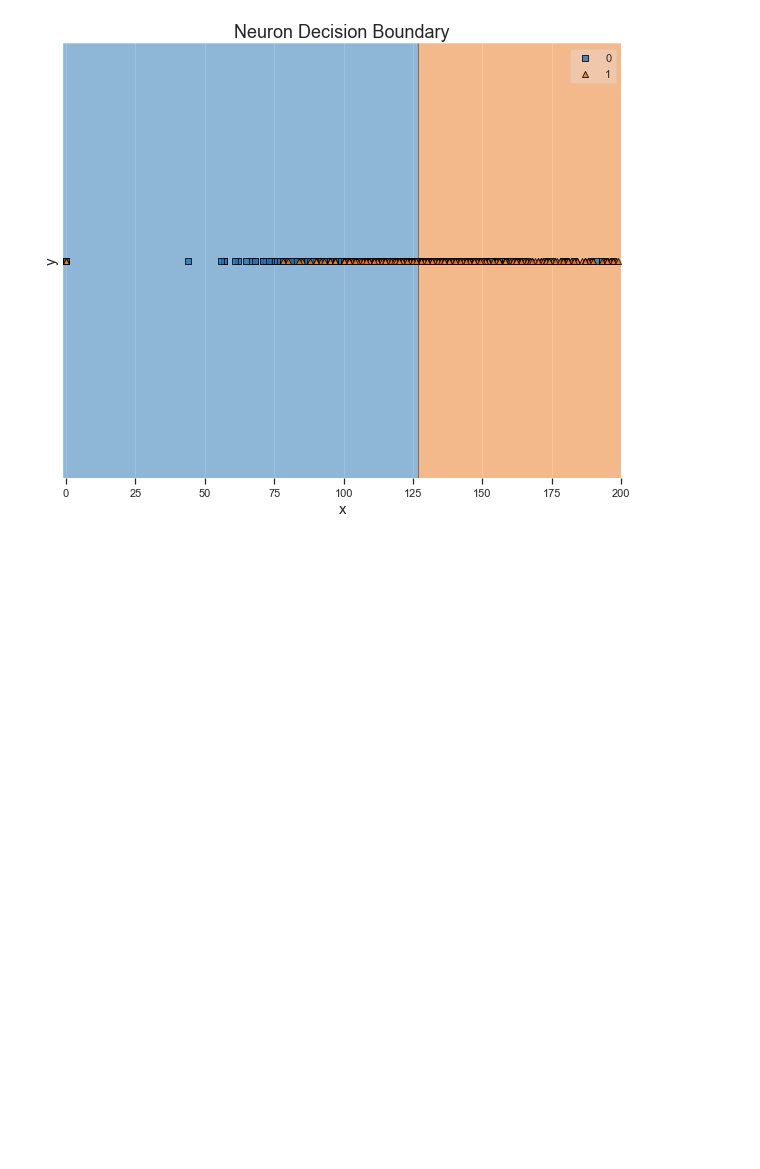
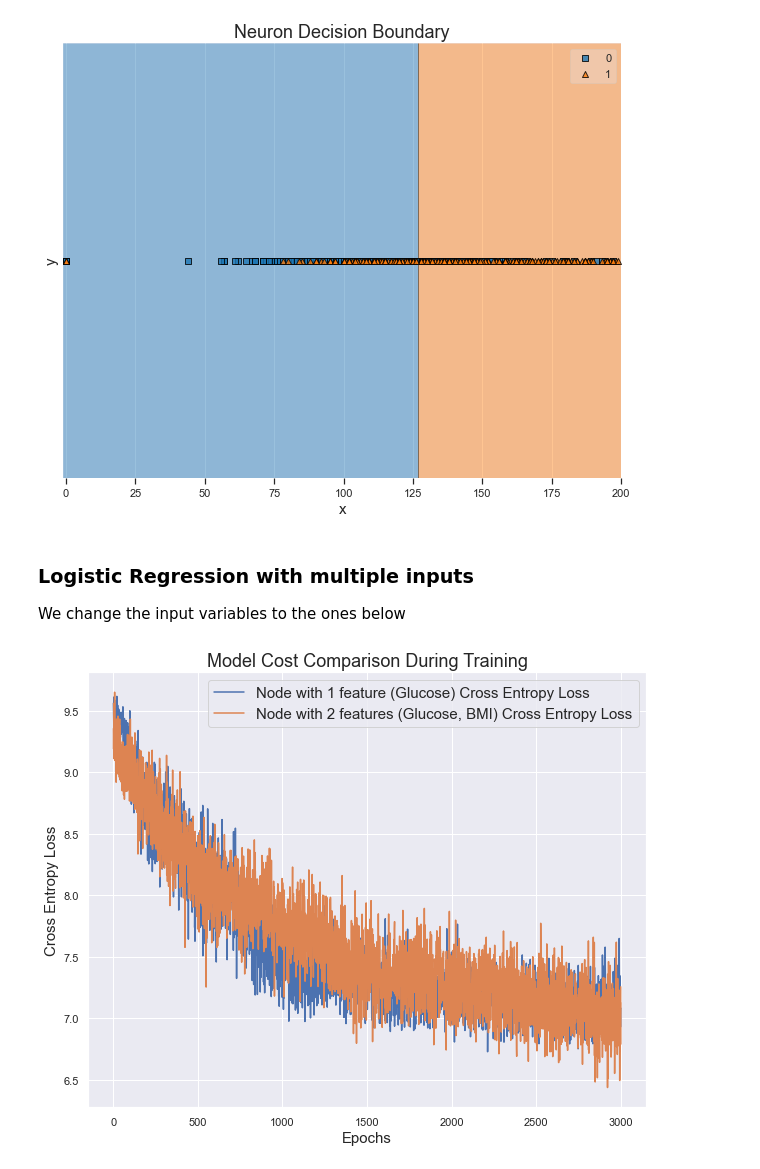
Before and after one commit to mrwenjie/wenjieinde577Project, a Jupyter notebook: Supervised Learning/Lecture 5/Single Neuron Logistic Regression.ipynb, the cells around one changed output. Drawn from its saved outputs; the diff is of its cells as text; code cells hidden in the pictures; blank space fills up the shorter version.

Commit message:
Commit the google colab neuro

```diff
--- a/Supervised Learning/Lecture 5/Single Neuron Logistic Regression.ipynb
+++ b/Supervised Learning/Lecture 5/Single Neuron Logistic Regression.ipynb
@@ -279,3 +279,47 @@ node.plot_decision_boundary(X, y)
 plt.show()
 # %% [output]
 [figure]
+# %% [markdown]
+### Logistic Regression with multiple inputs
+
+We change the input variables to the ones below
+# %%
+# Assuming df is your DataFrame containing the Pima Diabetes dataset
+X_one = df[['Glucose']].values  # One feature
+X_two = df[['Glucose', 'BMI']].values  # Two features
+y = df['Outcome'].values  # Target variable
+# %%
+# Define the sigmoid activation function
+def sigmoid(z):
+    return 1 / (1 + np.exp(-z))
+
+# Define the cross-entropy loss function
+def cross_entropy_loss(y_hat, y):
+    y_hat = np.clip(y_hat, 1e-9, 1 - 1e-9)  # Prevent log(0)
+    return - y * np.log(y_hat) - (1 - y) * np.log(1 - y_hat)
+
+# Instantiate the neurons
+node_one = SingleNeuron(sigmoid, cross_entropy_loss)
+node_two = SingleNeuron(sigmoid, cross_entropy_loss)
+# %%
+# Train node_one on one feature
+node_one.train(X_one, y, alpha=0.01, epochs=3_000)
+
+# Train node_two on two features
+node_two.train(X_two, y, alpha=0.01, epochs=3_000)
+
+# Plotting the loss comparison
+plt.figure(figsize=(10, 8))
+plt.plot(range(1, len(node_one.errors_) + 1),
+         node_one.errors_,
+         label="Node with 1 feature (Glucose) Cross Entropy Loss")
+plt.plot(range(1, len(node_two.errors_) + 1),
+         node_two.errors_,
+         label="Node with 2 features (Glucose, BMI) Cross Entropy Loss")
+plt.xlabel("Epochs", fontsize=15)
+plt.ylabel("Cross Entropy Loss", fontsize=15)
+plt.legend(fontsize=15)
+plt.title("Model Cost Comparison During Training", fontsize=18)
+plt.show()
+# %% [output]
+[figure, added]
```
Also changed, not shown: parts of 3 cells of this notebook, 1 other file.
